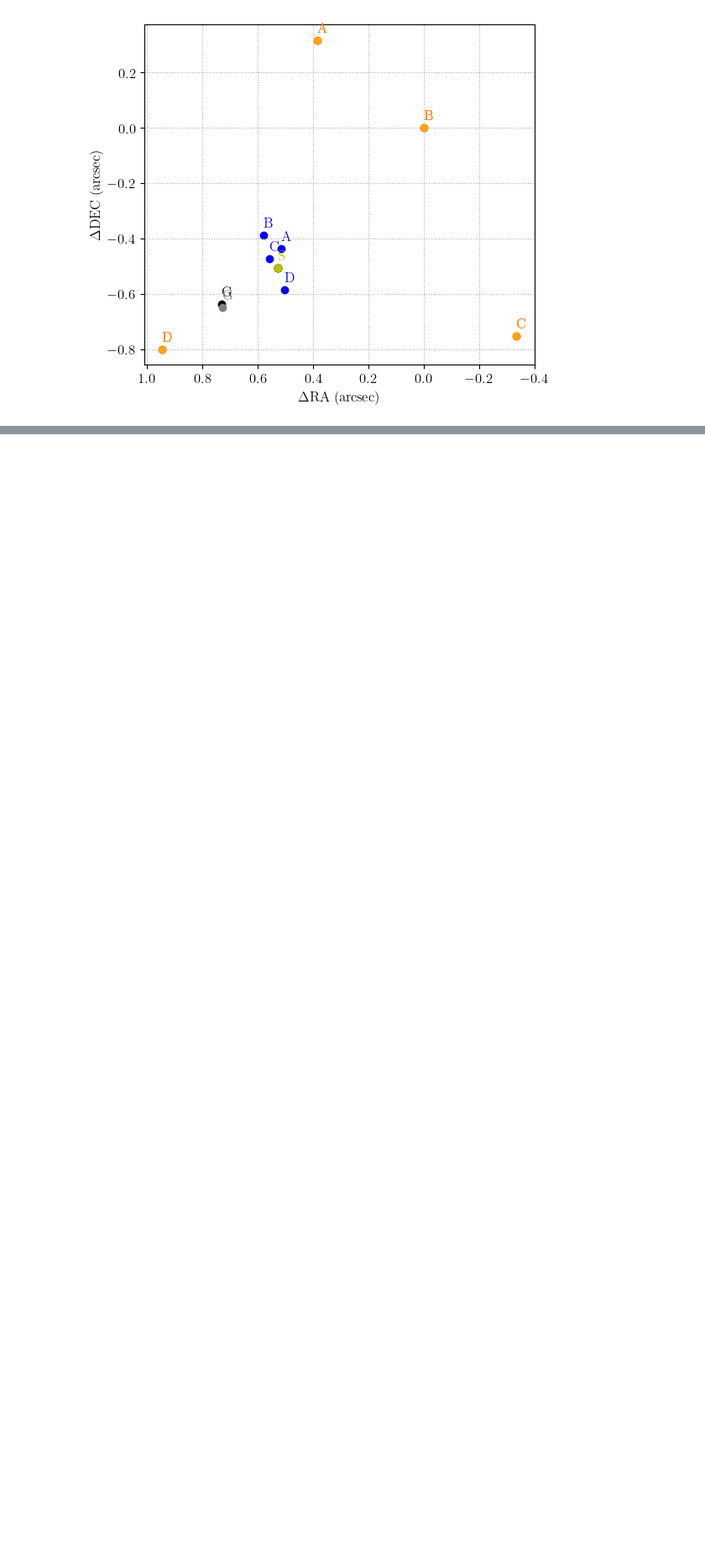
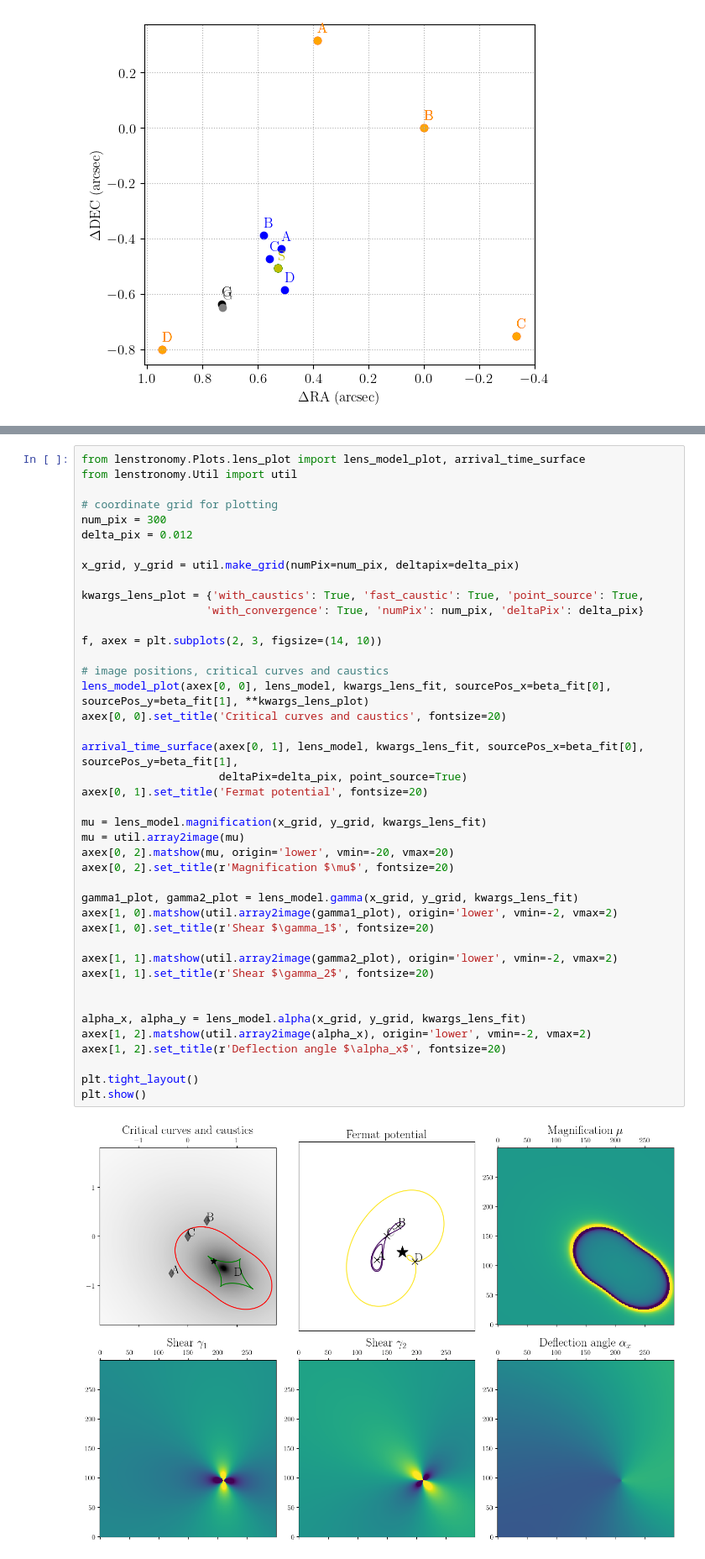
Before and after one commit to kenvantilburg/quaDM_lens, a Jupyter notebook: code/macro_lens.ipynb, the cells around one changed output, grey strips where cells are left out. Shown at 84% size. Drawn from its saved outputs; the diff is of its cells as text; blank space fills up the shorter version.

```diff
--- a/code/macro_lens.ipynb
+++ b/code/macro_lens.ipynb
@@ -318,0 +399,44 @@ ax.set_ylabel(r'$\Delta \mathrm{DEC}$ (arcsec)');
+# %%
+from lenstronomy.Plots.lens_plot import lens_model_plot, arrival_time_surface
+from lenstronomy.Util import util
+
+# coordinate grid for plotting
+num_pix = 300
+delta_pix = 0.012
+
+x_grid, y_grid = util.make_grid(numPix=num_pix, deltapix=delta_pix)
+
+kwargs_lens_plot = {'with_caustics': True, 'fast_caustic': True, 'point_source': True,
+                   'with_convergence': True, 'numPix': num_pix, 'deltaPix': delta_pix}
+
+f, axex = plt.subplots(2, 3, figsize=(14, 10))
+
+# image positions, critical curves and caustics
+lens_model_plot(axex[0, 0], lens_model, kwargs_lens_fit, sourcePos_x=beta_fit[0], sourcePos_y=beta_fit[1], **kwargs_lens_plot)
+axex[0, 0].set_title('Critical curves and caustics', fontsize=20)
+
+arrival_time_surface(axex[0, 1], lens_model, kwargs_lens_fit, sourcePos_x=beta_fit[0], sourcePos_y=beta_fit[1],
+                     deltaPix=delta_pix, point_source=True)
+axex[0, 1].set_title('Fermat potential', fontsize=20)
+
+mu = lens_model.magnification(x_grid, y_grid, kwargs_lens_fit)
+mu = util.array2image(mu)
+axex[0, 2].matshow(mu, origin='lower', vmin=-20, vmax=20)
+axex[0, 2].set_title(r'Magnification $\mu$', fontsize=20)
+
+gamma1_plot, gamma2_plot = lens_model.gamma(x_grid, y_grid, kwargs_lens_fit)
+axex[1, 0].matshow(util.array2image(gamma1_plot), origin='lower', vmin=-2, vmax=2)
+axex[1, 0].set_title(r'Shear $\gamma_1$', fontsize=20)
+
+axex[1, 1].matshow(util.array2image(gamma2_plot), origin='lower', vmin=-2, vmax=2)
+axex[1, 1].set_title(r'Shear $\gamma_2$', fontsize=20)
+
+
+alpha_x, alpha_y = lens_model.alpha(x_grid, y_grid, kwargs_lens_fit)
+axex[1, 2].matshow(util.array2image(alpha_x), origin='lower', vmin=-2, vmax=2)
+axex[1, 2].set_title(r'Deflection angle $\alpha_x$', fontsize=20)
+
+plt.tight_layout()
+plt.show()
+# %% [output]
+[figure, added]
```
Also changed, not shown: parts of 8 cells of this notebook, 1 other file.
